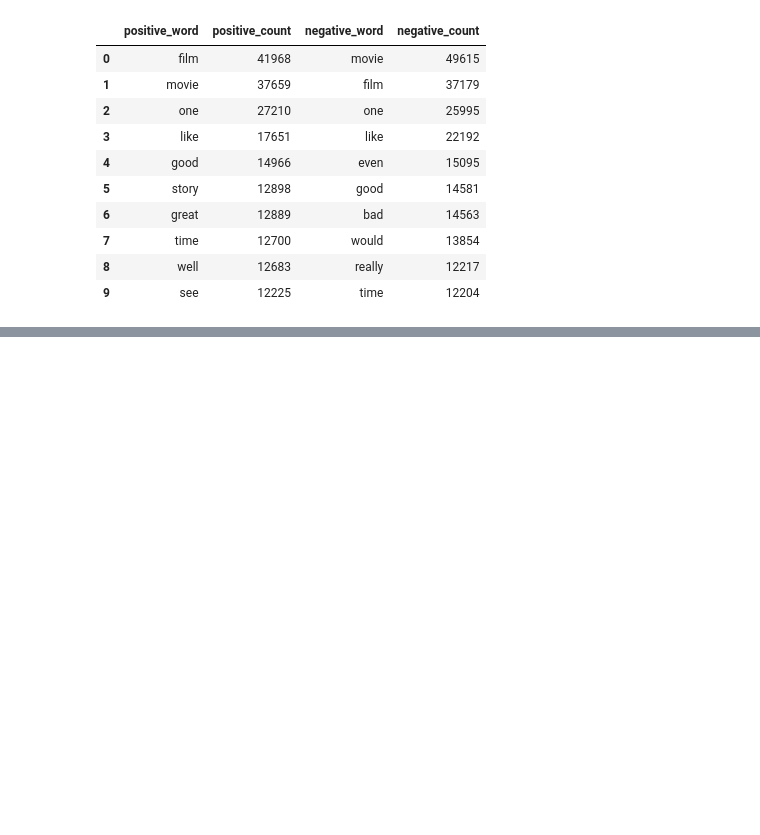
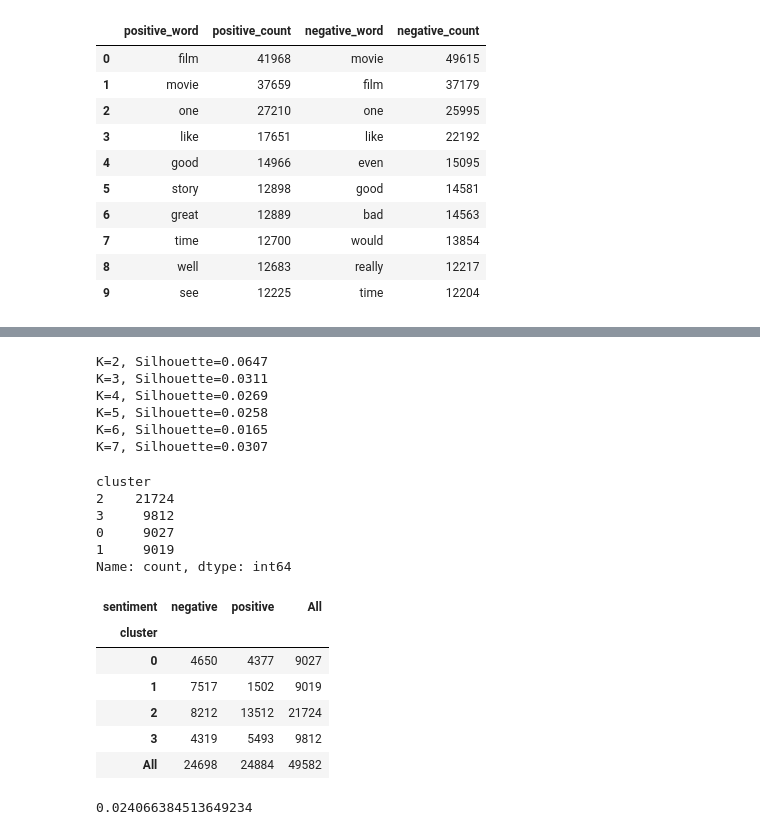
Before and after one commit to marwan602/bd-a1, a Jupyter notebook: notebook/analysis.ipynb, the cells around one changed output, grey strips where cells are left out. Drawn from its saved outputs; the diff is of its cells as text; code cells hidden in the pictures; blank space fills up the shorter version.

```diff
--- a/notebook/analysis.ipynb
+++ b/notebook/analysis.ipynb
@@ -308,0 +426,45 @@ pd.concat([positive_top_words, negative_top_words], axis=1)
+# %%
+for k in range(2, 8):
+    kmeans = KMeans(n_clusters=k, random_state=42, n_init=10)
+    labels = kmeans.fit_predict(X_reduced)
+
+    score = silhouette_score(
+        X_reduced, labels,
+        sample_size=3000,
+        random_state=42
+    )
+
+    print(f"K={k}, Silhouette={score:.4f}")
+# %% [output]
+K=2, Silhouette=0.0647
+K=3, Silhouette=0.0311
+K=4, Silhouette=0.0269
+K=5, Silhouette=0.0258
+K=6, Silhouette=0.0165
+K=7, Silhouette=0.0307
+# %%
+kmeans = KMeans(n_clusters=4,random_state=42)
+df["cluster"] = kmeans.fit_predict(X_reduced)
+# %%
+df["cluster"].value_counts()
+# %% [output]
+cluster
+2    21724
+3     9812
+0     9027
+1     9019
+Name: count, dtype: int64
+# %%
+pd.crosstab(df["cluster"],df["sentiment"],margins=True)
+# %% [output]
+| sentiment | negative | positive | All |
+| cluster |  |  |  |
+| 0 | 4650 | 4377 | 9027 |
+| 1 | 7517 | 1502 | 9019 |
+| 2 | 8212 | 13512 | 21724 |
+| 3 | 4319 | 5493 | 9812 |
+| All | 24698 | 24884 | 49582 |
+# %%
+silhouette_score(X_reduced, df["cluster"])
+# %% [output]
+0.024066384513649234
```
Also changed, not shown: parts of 20 cells of this notebook.
